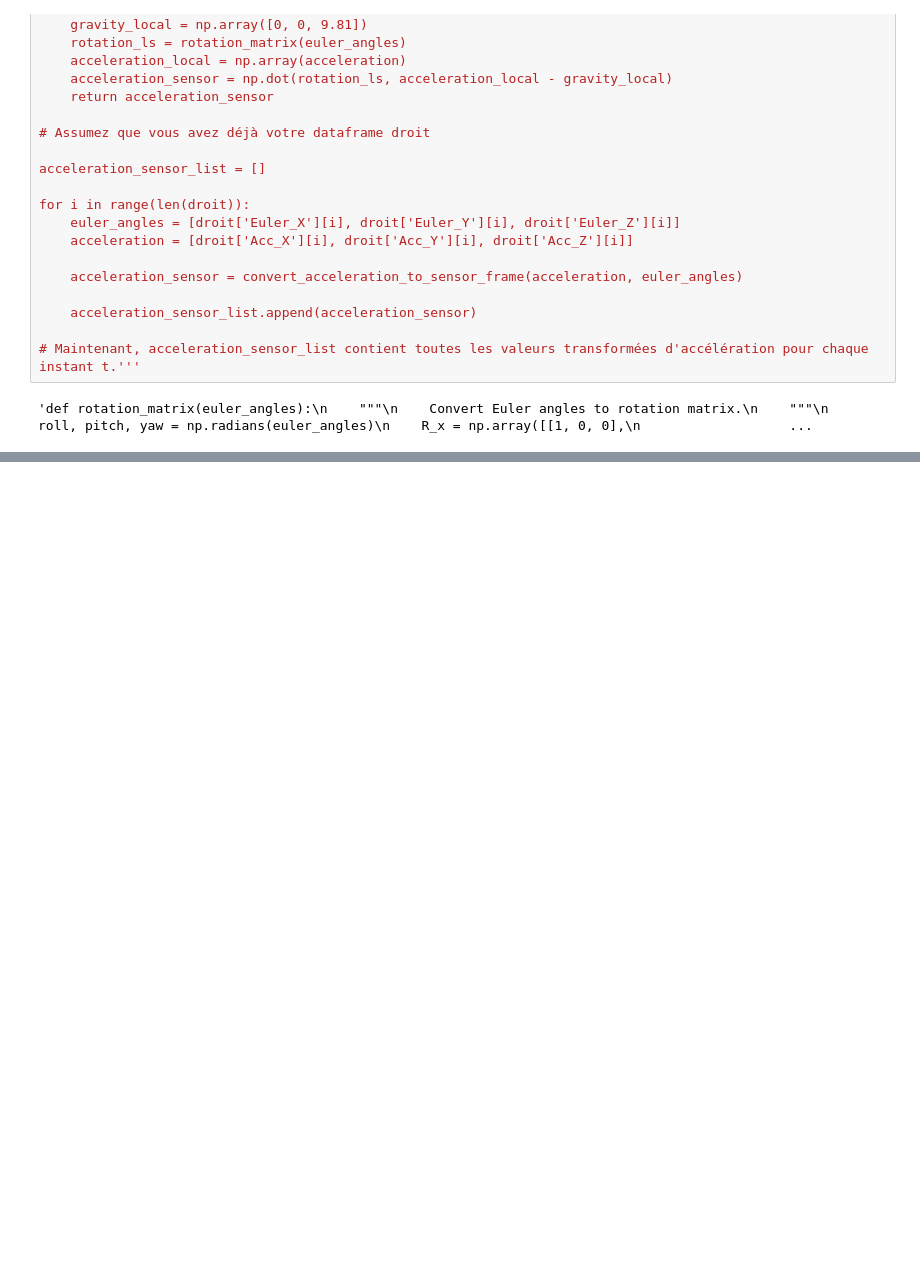
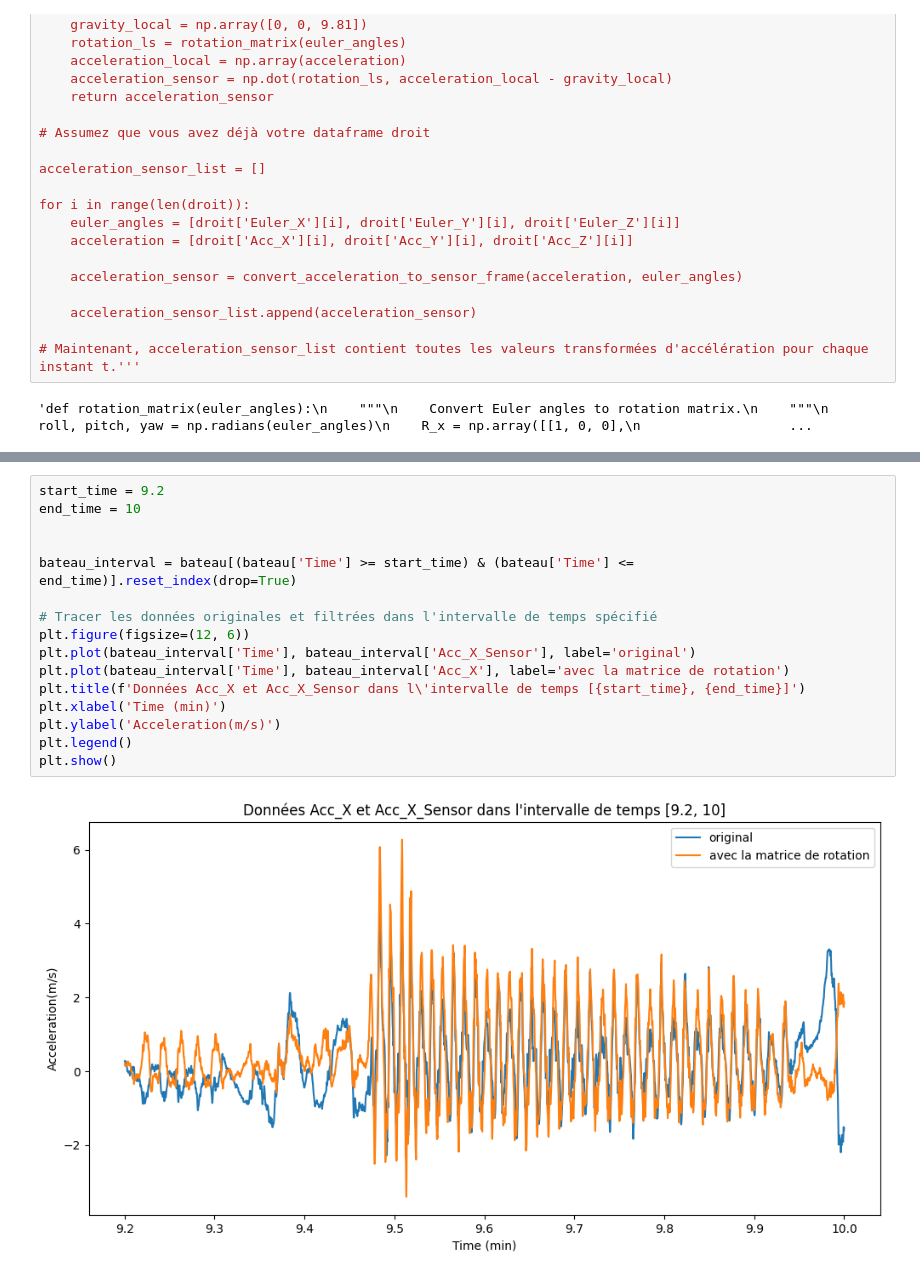
Before and after one commit to Anthoplc/kayak, a Jupyter notebook: src/analyse_data.ipynb, the cells around one changed output, grey strips where cells are left out. Cells and saved outputs as stored; diff of their text form; blank space fills up the shorter version.

```diff
--- a/src/analyse_data.ipynb
+++ b/src/analyse_data.ipynb
@@ -357,0 +409,18 @@ print(droit_matrix[['Acc_X_Sensor', 'Acc_Y_Sensor', 'Acc_Z_Sensor']])
+# %%
+start_time = 9.2
+end_time = 10
+
+
+bateau_interval = bateau[(bateau['Time'] >= start_time) & (bateau['Time'] <= end_time)].reset_index(drop=True)
+
+# Tracer les données originales et filtrées dans l'intervalle de temps spécifié
+plt.figure(figsize=(12, 6))
+plt.plot(bateau_interval['Time'], bateau_interval['Acc_X_Sensor'], label='original')
+plt.plot(bateau_interval['Time'], bateau_interval['Acc_X'], label='avec la matrice de rotation')
+plt.title(f'Données Acc_X et Acc_X_Sensor dans l\'intervalle de temps [{start_time}, {end_time}]')
+plt.xlabel('Time (min)')
+plt.ylabel('Acceleration(m/s)')
+plt.legend()
+plt.show()
+# %% [output]
+[figure, added]
```
Also changed, not shown: parts of 12 cells of this notebook.
